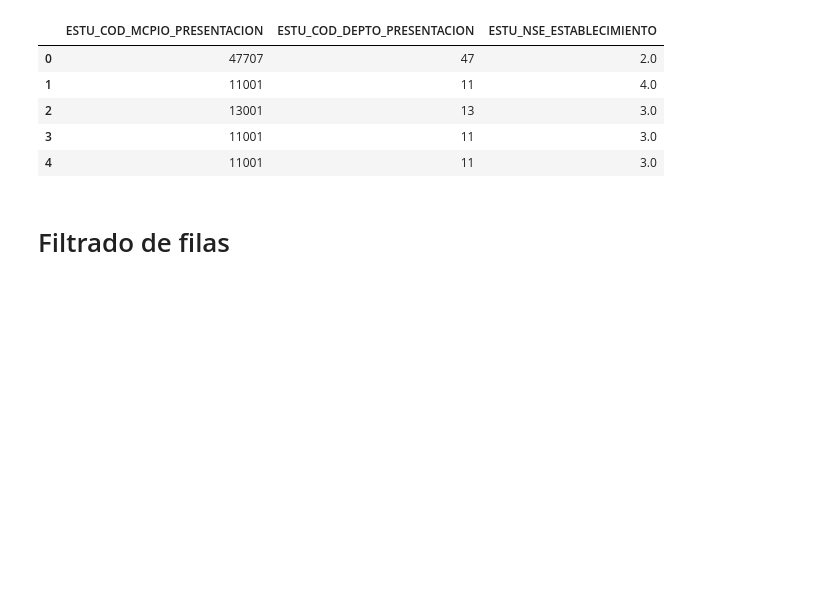
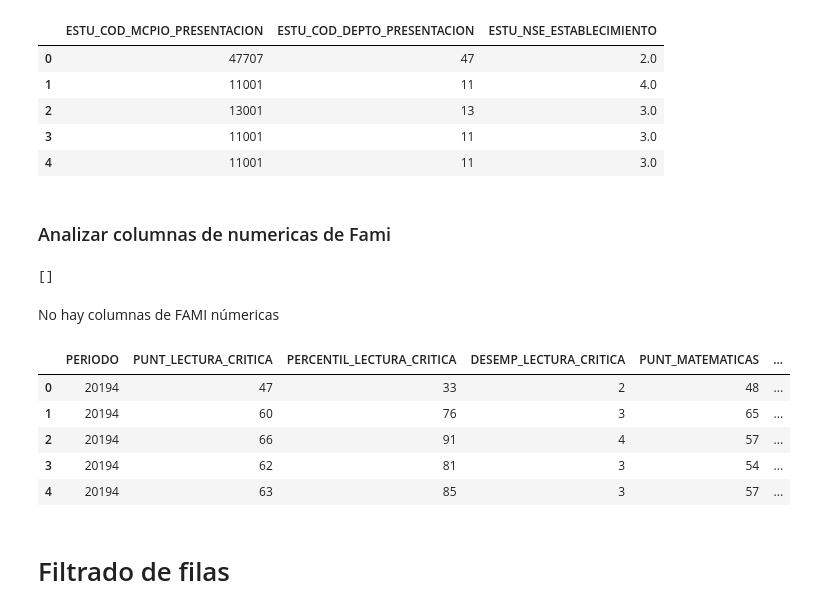
Before and after one commit to juanjaramillo98/Seminario, a Jupyter notebook: momentos_evaluativos/ME03-G02-1216727112-1152706601/ME03-G02-notebook.ipynb, the cells around one changed output. Drawn from its saved outputs; the diff is of its cells as text; code cells hidden in the pictures; blank space fills up the shorter version.

```diff
--- a/momentos_evaluativos/ME03-G02-1216727112-1152706601/ME03-G02-notebook.ipynb
+++ b/momentos_evaluativos/ME03-G02-1216727112-1152706601/ME03-G02-notebook.ipynb
@@ -280,0 +310,8 @@ drop_cols += estu_num_cols #ninguna coluna numerica del Estu es prescindible
+# %% [markdown]
+### Analizar columnas de numericas de Fami
+# %%
+fami_num_Cols
+# %% [output]
+[]
+# %% [markdown]
+No hay columnas de FAMI númericas
@@ -280,0 +320,9 @@ drop_cols += estu_num_cols #ninguna coluna numerica del Estu es prescindible
+# %%
+df[restante_num_cols].head()
+# %% [output]
+|  | PERIODO | PUNT_LECTURA_CRITICA | PERCENTIL_LECTURA_CRITICA | DESEMP_LECTURA_CRITICA | PUNT_MATEMATICAS | ... |
+| 0 | 20194 | 47 | 33 | 2 | 48 | ... |
+| 1 | 20194 | 60 | 76 | 3 | 65 | ... |
+| 2 | 20194 | 66 | 91 | 4 | 57 | ... |
+| 3 | 20194 | 62 | 81 | 3 | 54 | ... |
+| 4 | 20194 | 63 | 85 | 3 | 57 | ... |
```
Also changed, not shown: parts of 21 cells of this notebook.
